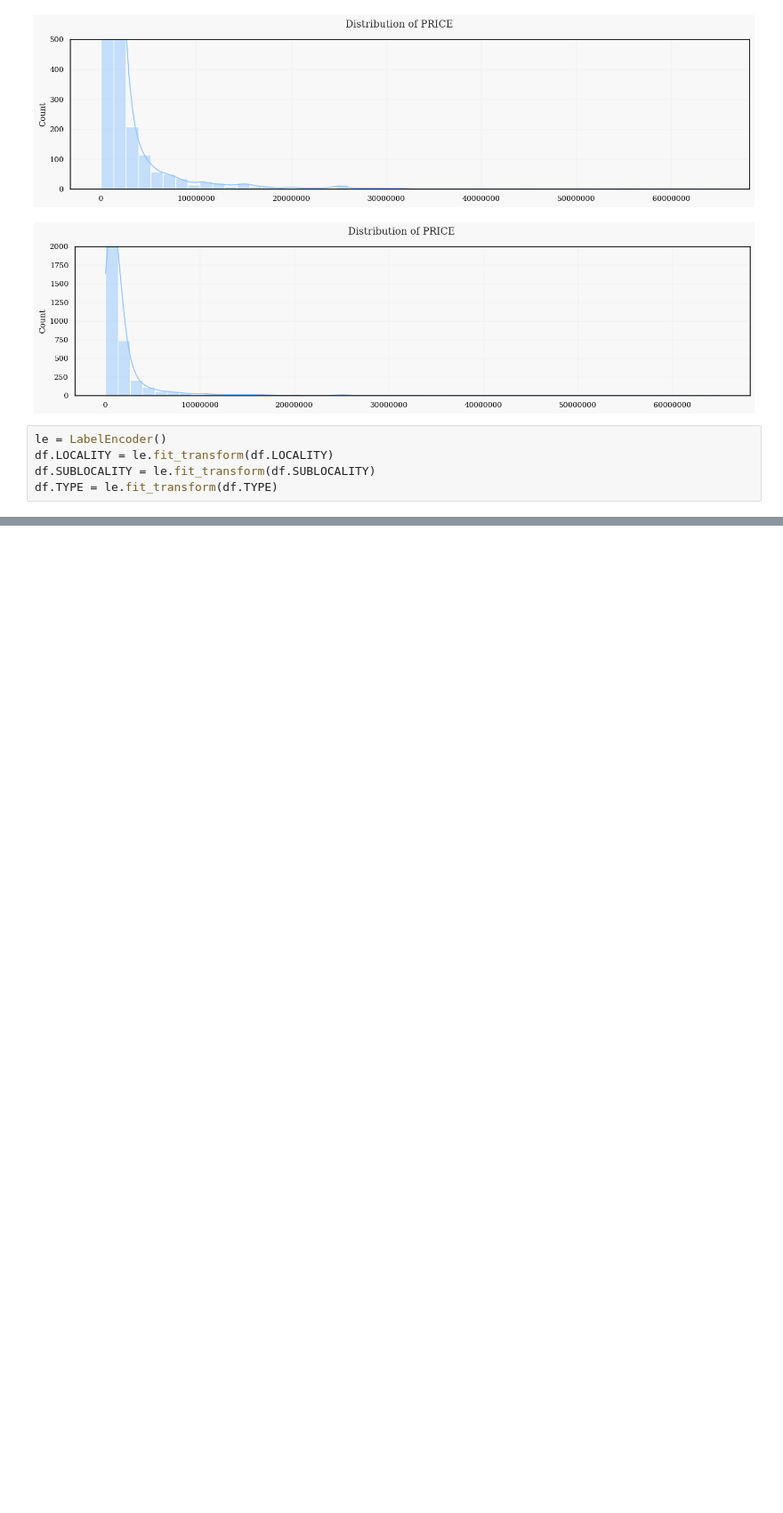
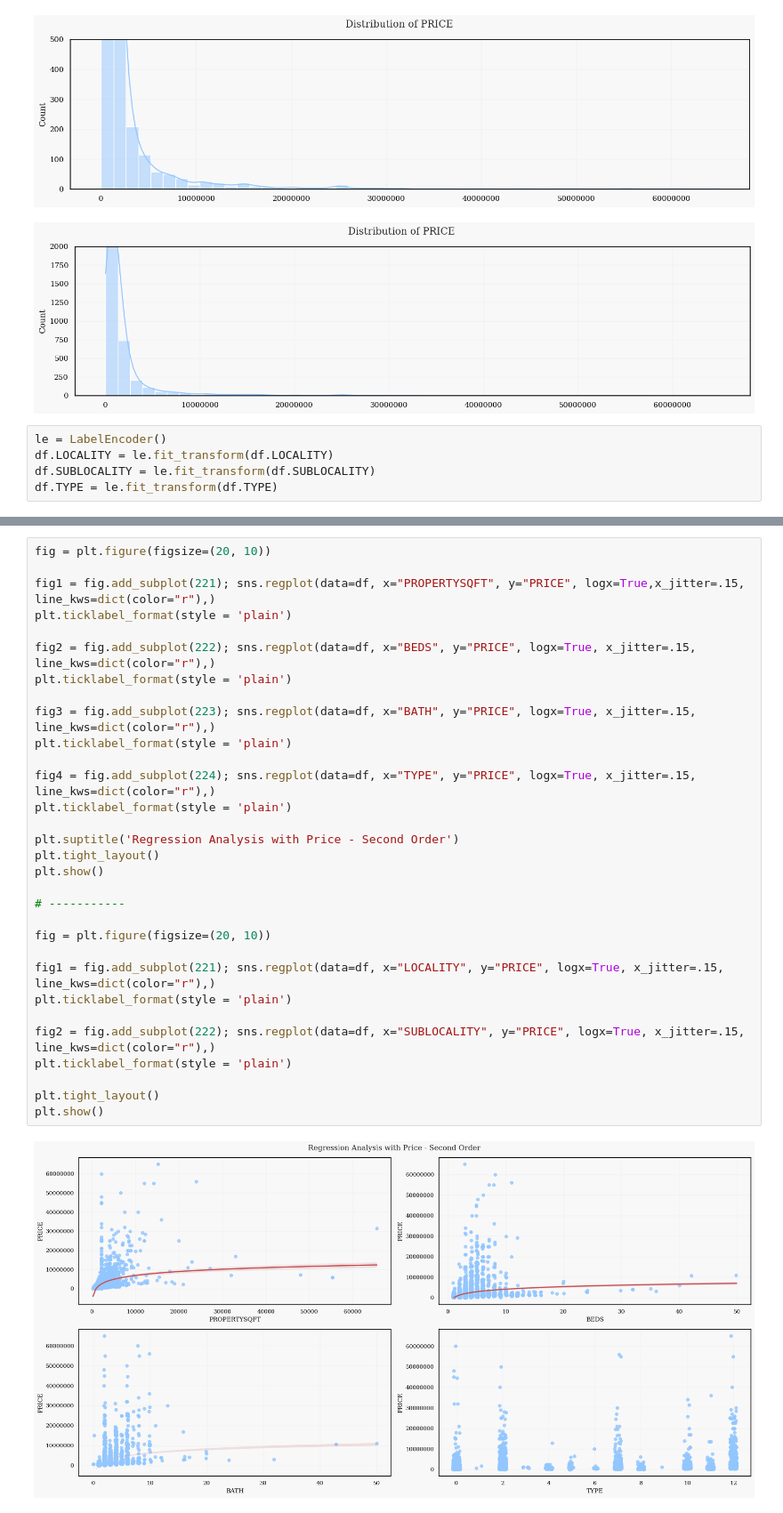
Before and after one commit to EviIius/6211_Advanced_BA, a Jupyter notebook: BA_Project/Work.ipynb, the cells around one changed output, grey strips where cells are left out. Shown at 89% size. Saved outputs shown, nothing was run; the diff lists cells and outputs as text; blank space fills up the shorter version.

```diff
--- a/BA_Project/Work.ipynb
+++ b/BA_Project/Work.ipynb
@@ -643,0 +679,33 @@ plt.show()
+# %%
+fig = plt.figure(figsize=(20, 10))
+
+fig1 = fig.add_subplot(221); sns.regplot(data=df, x="PROPERTYSQFT", y="PRICE", logx=True,x_jitter=.15, line_kws=dict(color="r"),)
+plt.ticklabel_format(style = 'plain')
+
+fig2 = fig.add_subplot(222); sns.regplot(data=df, x="BEDS", y="PRICE", logx=True, x_jitter=.15, line_kws=dict(color="r"),)
+plt.ticklabel_format(style = 'plain')
+
+fig3 = fig.add_subplot(223); sns.regplot(data=df, x="BATH", y="PRICE", logx=True, x_jitter=.15, line_kws=dict(color="r"),)
+plt.ticklabel_format(style = 'plain')
+
+fig4 = fig.add_subplot(224); sns.regplot(data=df, x="TYPE", y="PRICE", logx=True, x_jitter=.15, line_kws=dict(color="r"),)
+plt.ticklabel_format(style = 'plain')
+
+plt.suptitle('Regression Analysis with Price - Second Order')
+plt.tight_layout()
+plt.show()
+
+# -----------
+
+fig = plt.figure(figsize=(20, 10))
+
+fig1 = fig.add_subplot(221); sns.regplot(data=df, x="LOCALITY", y="PRICE", logx=True, x_jitter=.15, line_kws=dict(color="r"),)
+plt.ticklabel_format(style = 'plain')
+
+fig2 = fig.add_subplot(222); sns.regplot(data=df, x="SUBLOCALITY", y="PRICE", logx=True, x_jitter=.15, line_kws=dict(color="r"),)
+plt.ticklabel_format(style = 'plain')
+
+plt.tight_layout()
+plt.show()
+# %% [output]
+[figure, added]
```
Also changed, not shown: parts of 10 cells of this notebook.
